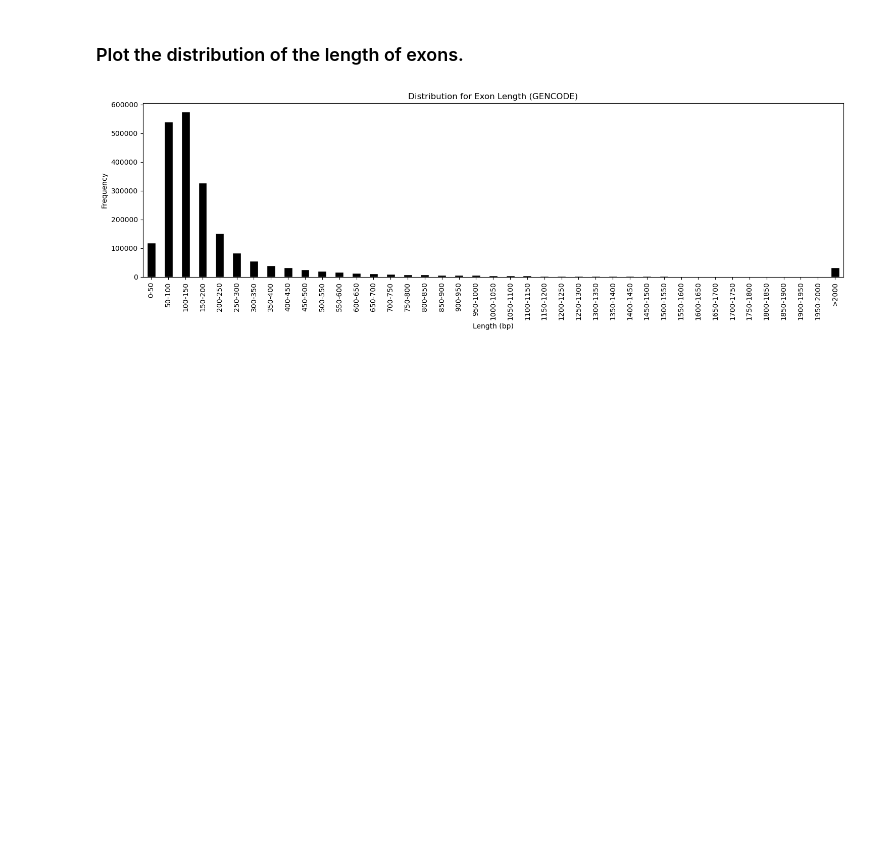
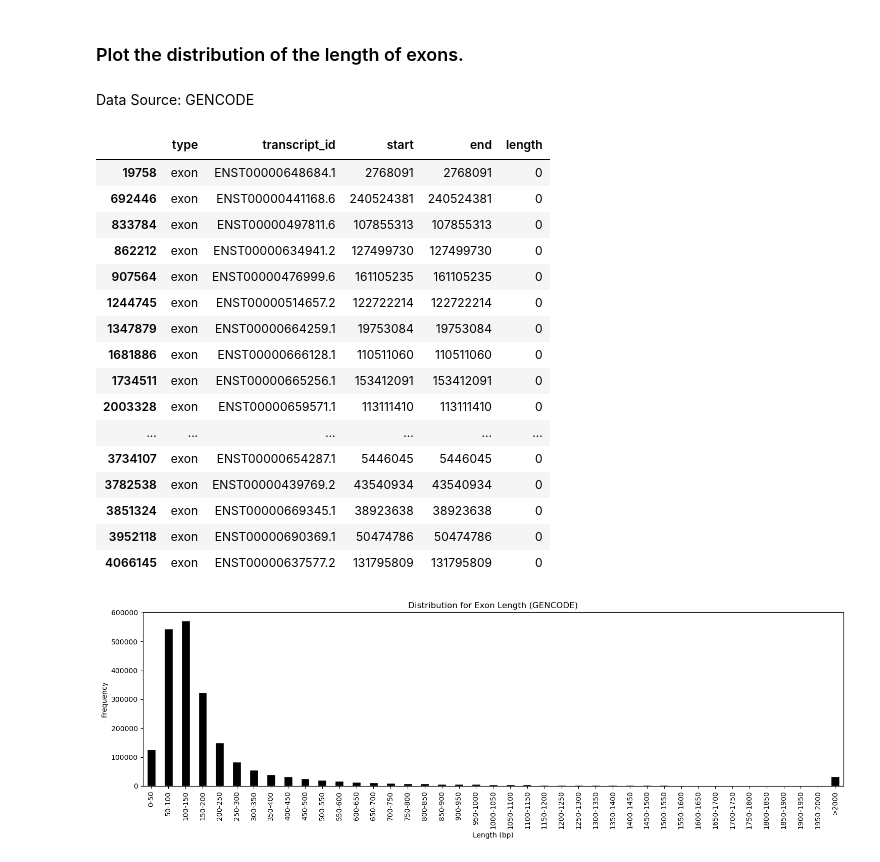
Before and after one commit to KyleCarlo/gene-annotation-analysis-of-human-genome, a Jupyter notebook: Bioinformatics_Ex1.ipynb, the cells around one changed output. Cells and saved outputs as stored; diff of their text form; code cells hidden in the pictures; blank space fills up the shorter version.

```diff
--- a/Bioinformatics_Ex1.ipynb
+++ b/Bioinformatics_Ex1.ipynb
@@ -121,0 +55,3 @@ refseq_df['length'] = refseq_df['End'] - refseq_df['Start']
+# %%
+db_file = 'gencode.db'
+gencode = gffutils.FeatureDB(db_file)
@@ -213,0 +240,7 @@ gc_compre_df[gc_compre_df["Feature"]=="gene"].describe()
+# %%
+query = """
+    SELECT featuretype, SUBSTRING(json_extract(attributes, '$.transcript_id'), 3, LENGTH(json_extract(attributes, '$.transcript_id'))-4), start, end FROM features;
+"""
+gencode_df = pd.read_sql(query, gencode.conn)
+gencode_df.columns = ['type', 'transcript_id', 'start', 'end']
+gencode_df['length'] = gencode_df['end'] - gencode_df['start']
@@ -281,4 +340,26 @@ plt.show()
 # %% [markdown]
 ### Plot the distribution of the length of exons.
+# %% [markdown]
+Data Source: GENCODE
+# %%
+gencode_df[(gencode_df['length'] == 0) & (gencode_df['type'] == 'exon')]
+# %% [output]
+|  | type | transcript_id | start | end | length |
+| 19758 | exon | ENST00000648684.1 | 2768091 | 2768091 | 0 |
+| 692446 | exon | ENST00000441168.6 | 240524381 | 240524381 | 0 |
+| 833784 | exon | ENST00000497811.6 | 107855313 | 107855313 | 0 |
+| 862212 | exon | ENST00000634941.2 | 127499730 | 127499730 | 0 |
+| 907564 | exon | ENST00000476999.6 | 161105235 | 161105235 | 0 |
+| 1244745 | exon | ENST00000514657.2 | 122722214 | 122722214 | 0 |
+| 1347879 | exon | ENST00000664259.1 | 19753084 | 19753084 | 0 |
+| 1681886 | exon | ENST00000666128.1 | 110511060 | 110511060 | 0 |
+| 1734511 | exon | ENST00000665256.1 | 153412091 | 153412091 | 0 |
+| 2003328 | exon | ENST00000659571.1 | 113111410 | 113111410 | 0 |
+| ... | ... | ... | ... | ... | ... |
+| 3734107 | exon | ENST00000654287.1 | 5446045 | 5446045 | 0 |
+| 3782538 | exon | ENST00000439769.2 | 43540934 | 43540934 | 0 |
+| 3851324 | exon | ENST00000669345.1 | 38923638 | 38923638 | 0 |
+| 3952118 | exon | ENST00000690369.1 | 50474786 | 50474786 | 0 |
+| 4066145 | exon | ENST00000637577.2 | 131795809 | 131795809 | 0 |
 # %%
 # DONE JUST NOT RAN IN COLAB
```
Also changed, not shown: parts of 85 cells of this notebook, 1 other file.
